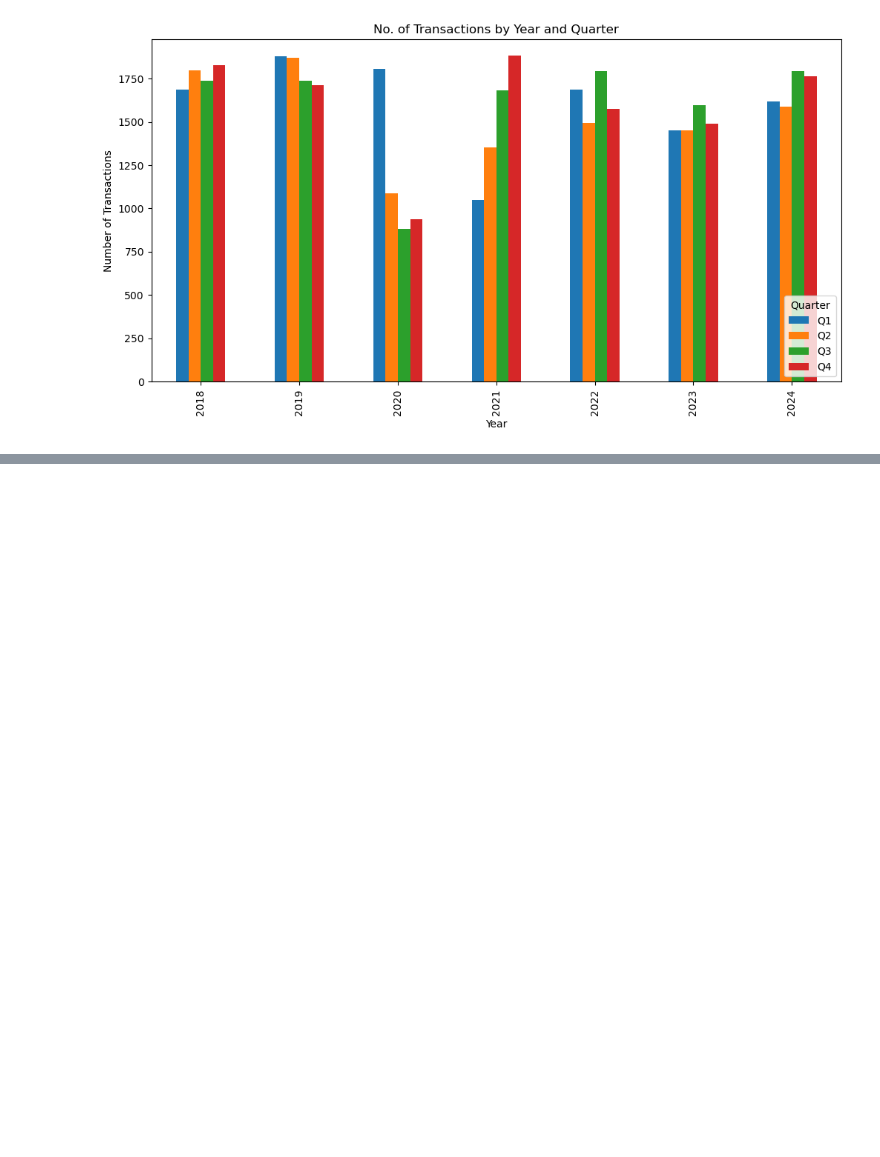
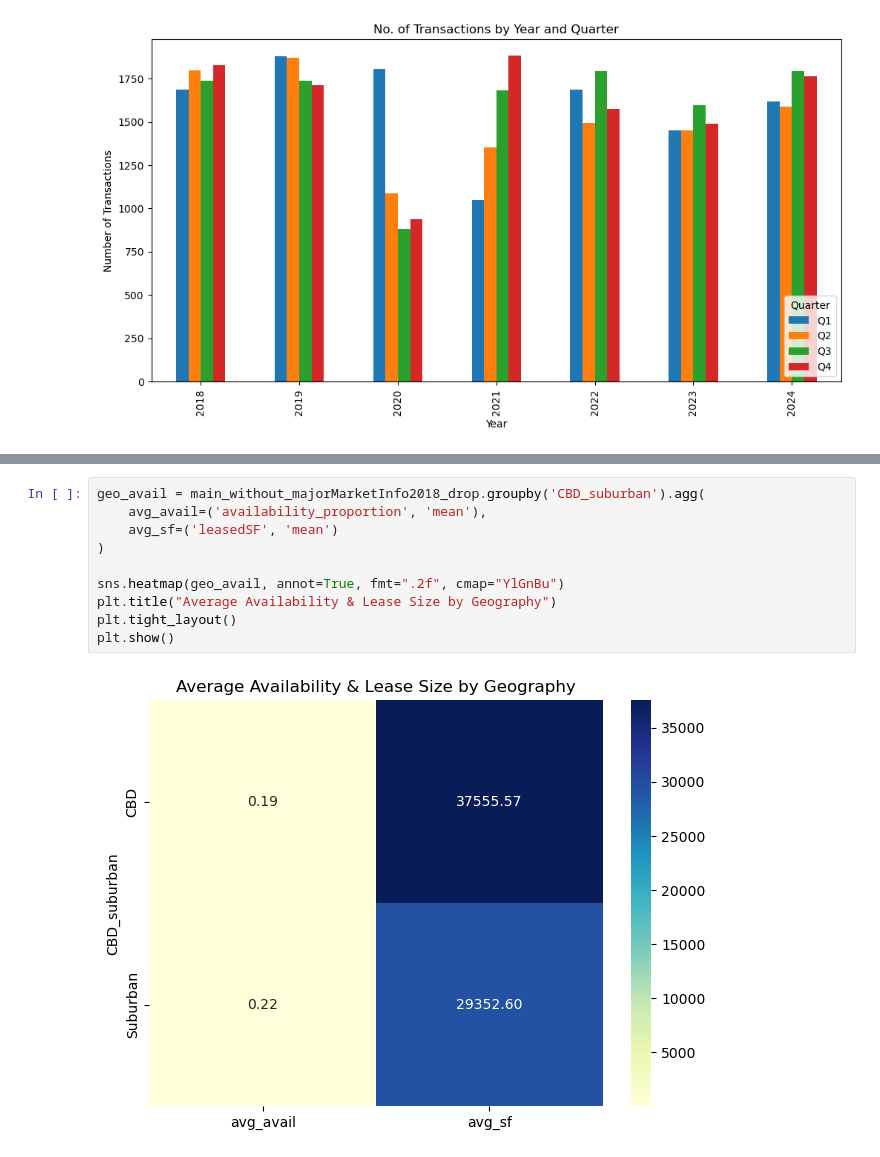
Before and after one commit to Gimmick12-DYY/Duke-Datafest2025, a Jupyter notebook: MainLab.ipynb, the cells around one changed output, grey strips where cells are left out. Saved outputs shown, nothing was run; the diff lists cells and outputs as text; blank space fills up the shorter version.

```diff
--- a/MainLab.ipynb
+++ b/MainLab.ipynb
@@ -241,0 +275,12 @@ plt.show()
+# %%
+geo_avail = main_without_majorMarketInfo2018_drop.groupby('CBD_suburban').agg(
+    avg_avail=('availability_proportion', 'mean'),
+    avg_sf=('leasedSF', 'mean')
+)
+
+sns.heatmap(geo_avail, annot=True, fmt=".2f", cmap="YlGnBu")
+plt.title("Average Availability & Lease Size by Geography")
+plt.tight_layout()
+plt.show()
+# %% [output]
+[figure, added]
```
Also changed, not shown: parts of 7 cells of this notebook.
